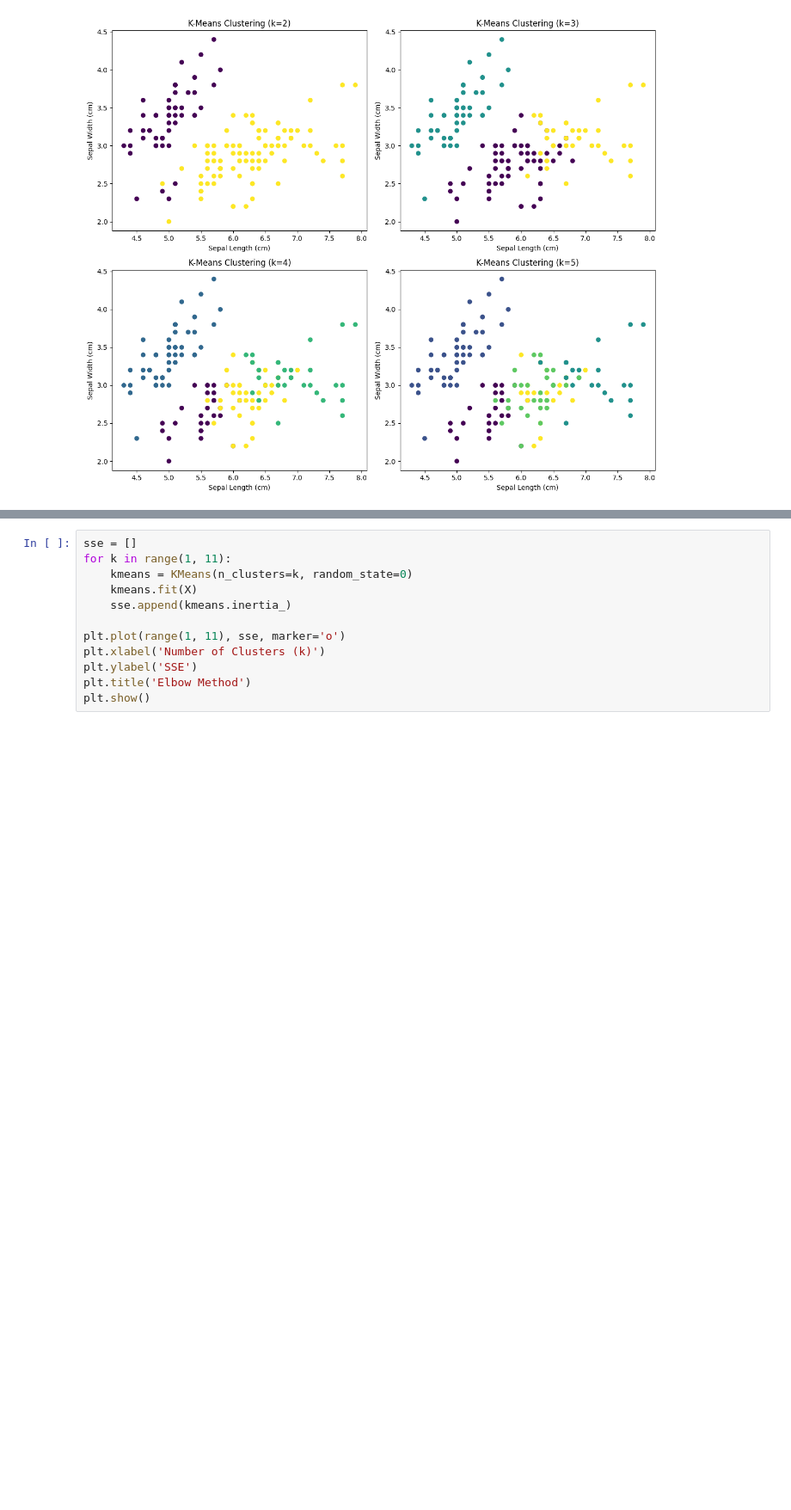
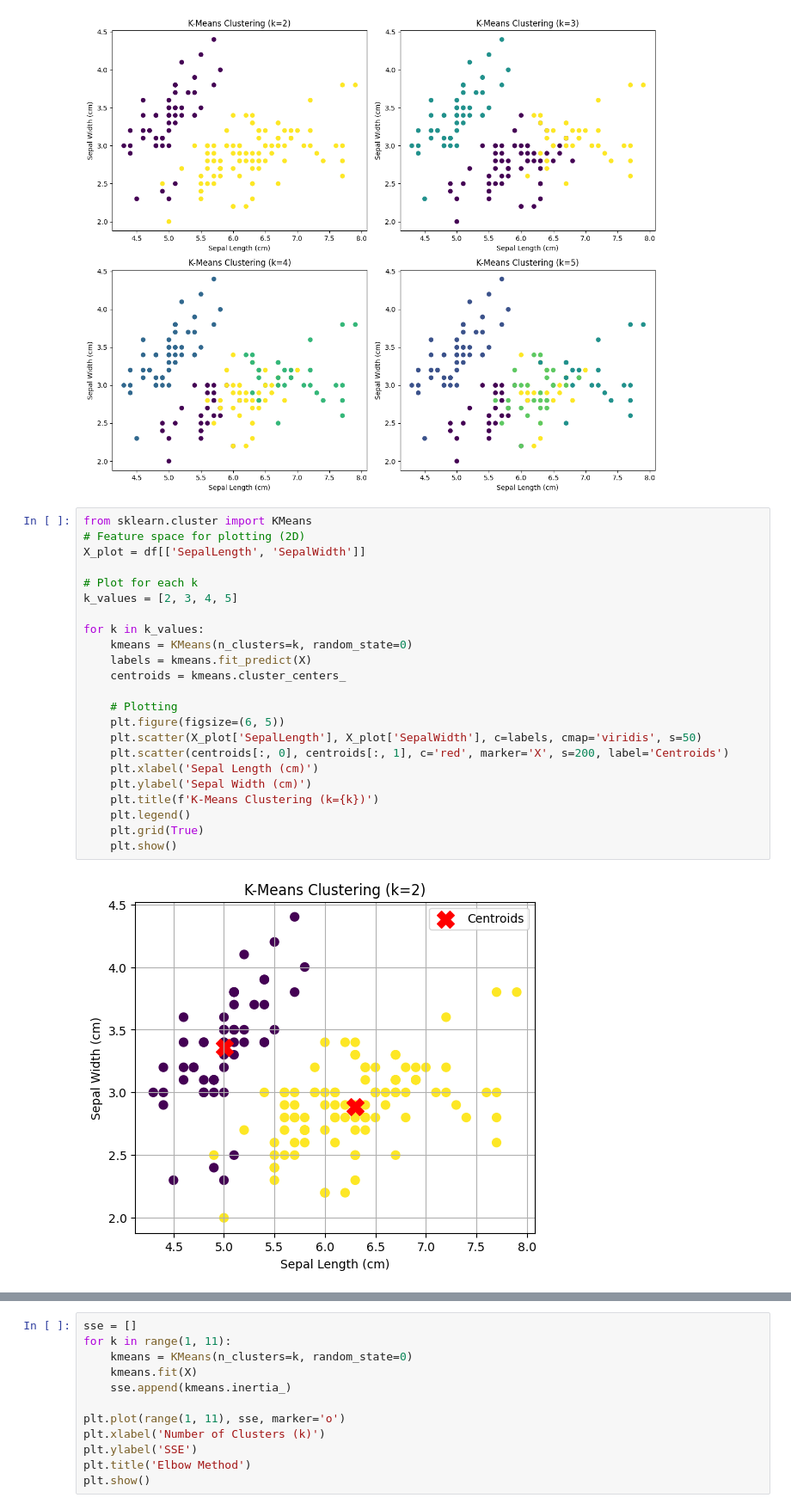
Before and after one commit to palakkhatri18/ML-FILE, a Jupyter notebook: ml_12_new.ipynb, the cells around one changed output, grey strips where cells are left out. Shown at 86% size. Cells and saved outputs as stored; diff of their text form; blank space fills up the shorter version.

```diff
--- a/ml_12_new.ipynb
+++ b/ml_12_new.ipynb
@@ -108,3 +122,28 @@ plt.tight_layout()
 plt.show()
 # %% [output]
 [figure]
+# %%
+from sklearn.cluster import KMeans
+# Feature space for plotting (2D)
+X_plot = df[['SepalLength', 'SepalWidth']]
+
+# Plot for each k
+k_values = [2, 3, 4, 5]
+
+for k in k_values:
+    kmeans = KMeans(n_clusters=k, random_state=0)
+    labels = kmeans.fit_predict(X)
+    centroids = kmeans.cluster_centers_
+
+    # Plotting
+    plt.figure(figsize=(6, 5))
+    plt.scatter(X_plot['SepalLength'], X_plot['SepalWidth'], c=labels, cmap='viridis', s=50)
+    plt.scatter(centroids[:, 0], centroids[:, 1], c='red', marker='X', s=200, label='Centroids')
+    plt.xlabel('Sepal Length (cm)')
+    plt.ylabel('Sepal Width (cm)')
+    plt.title(f'K-Means Clustering (k={k})')
+    plt.legend()
+    plt.grid(True)
+    plt.show()
+# %% [output]
+[figure, added]
```
Also changed, not shown: parts of 3 cells of this notebook.
